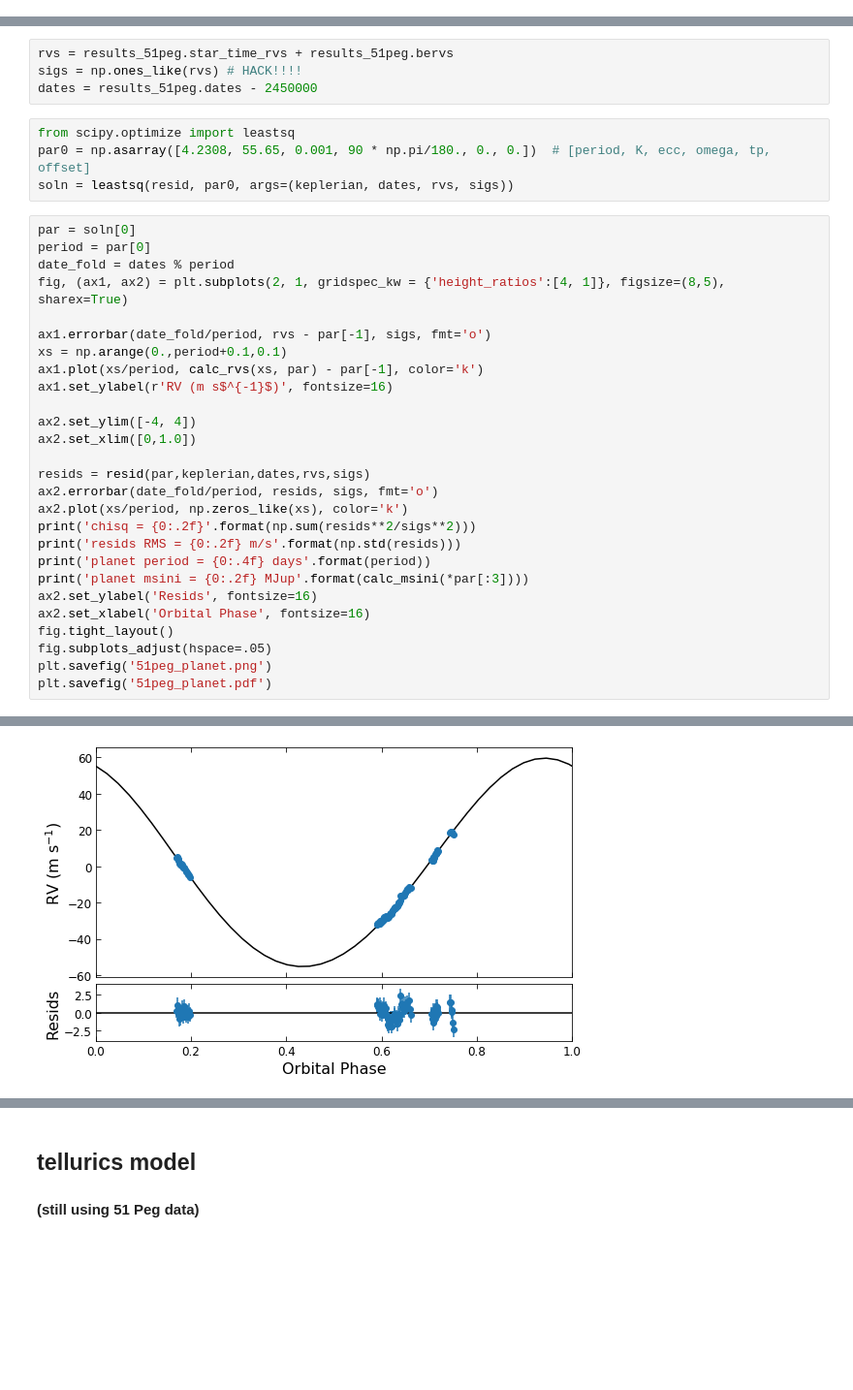
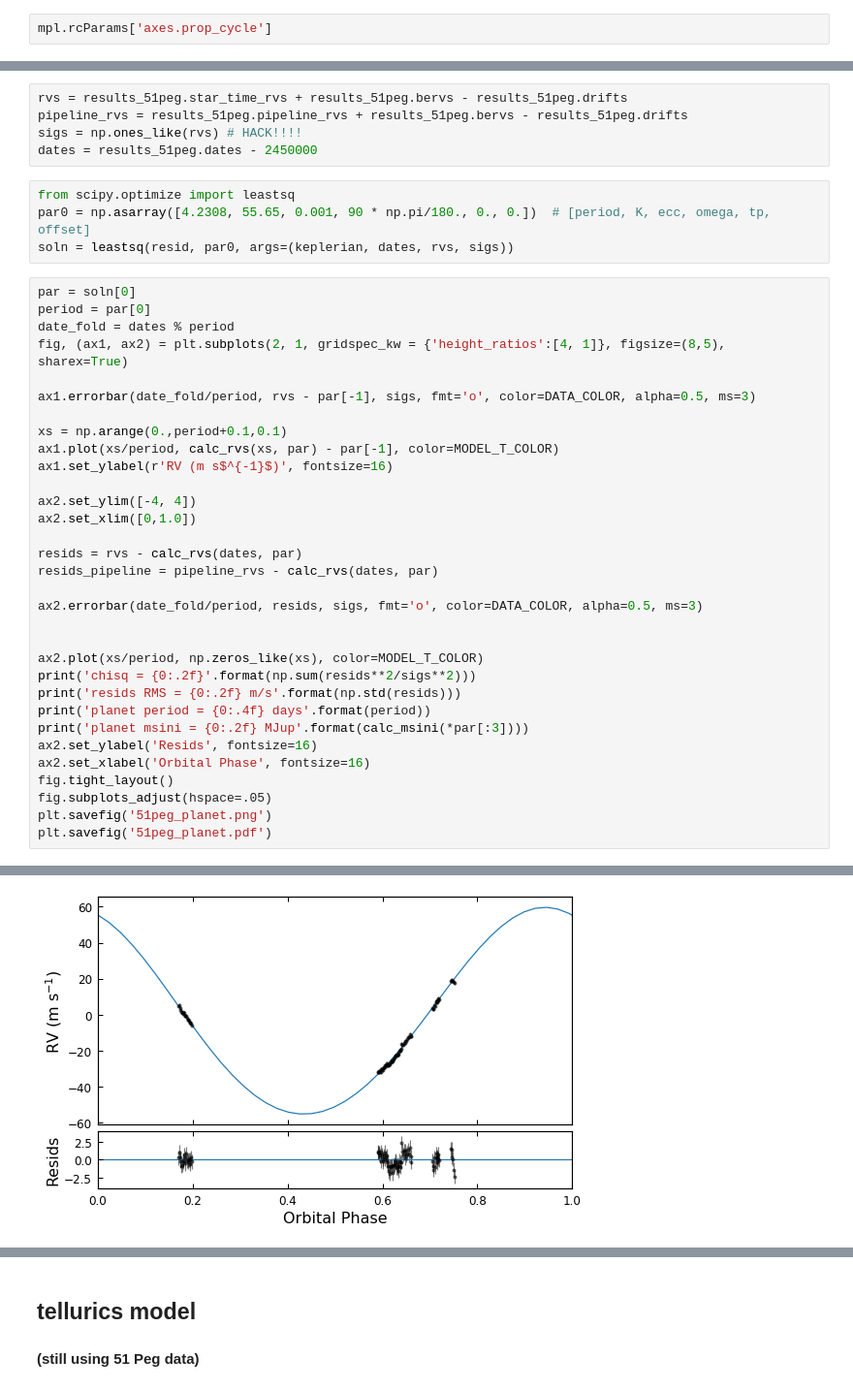
Before and after one commit to megbedell/wobble, a Jupyter notebook: paper/figures/make_figures.ipynb, the cells around one changed output, grey strips where cells are left out. Shown at 97% size. Saved outputs shown, nothing was run; the diff lists cells and outputs as text; blank space fills up the shorter version.

```diff
--- a/paper/figures/make_figures.ipynb
+++ b/paper/figures/make_figures.ipynb
@@ -13,3 +13,5 @@ mpl.rcParams['ytick.major.size'] = 5
 mpl.rcParams['xtick.major.size'] = 5
 mpl.rcParams['ytick.minor.size'] = 3
 mpl.rcParams['xtick.minor.size'] = 3
+# %%
+mpl.rcParams['axes.prop_cycle']
@@ -261,7 +279,8 @@ def resid(par,fn,x,y,yerr):
     model = fn(par,x)
     return (y - model)/yerr
 # %%
-rvs = results_51peg.star_time_rvs + results_51peg.bervs
+rvs = results_51peg.star_time_rvs + results_51peg.bervs - results_51peg.drifts
+pipeline_rvs = results_51peg.pipeline_rvs + results_51peg.bervs - results_51peg.drifts
 sigs = np.ones_like(rvs) # HACK!!!!
 dates = results_51peg.dates - 2450000
 # %%
@@ -271,33 +290,38 @@ soln = leastsq(resid, par0, args=(keplerian, dates, rvs, sigs))
 # %%
 par = soln[0]
 period = par[0]
 date_fold = dates % period
 fig, (ax1, ax2) = plt.subplots(2, 1, gridspec_kw = {'height_ratios':[4, 1]}, figsize=(8,5), sharex=True)
 
-ax1.errorbar(date_fold/period, rvs - par[-1], sigs, fmt='o')
+ax1.errorbar(date_fold/period, rvs - par[-1], sigs, fmt='o', color=DATA_COLOR, alpha=0.5, ms=3)
+
 xs = np.arange(0.,period+0.1,0.1)
-ax1.plot(xs/period, calc_rvs(xs, par) - par[-1], color='k')
+ax1.plot(xs/period, calc_rvs(xs, par) - par[-1], color=MODEL_T_COLOR)
 ax1.set_ylabel(r'RV (m s$^{-1}$)', fontsize=16)
 
 ax2.set_ylim([-4, 4])
 ax2.set_xlim([0,1.0])
 
-resids = resid(par,keplerian,dates,rvs,sigs)
-ax2.errorbar(date_fold/period, resids, sigs, fmt='o')
-ax2.plot(xs/period, np.zeros_like(xs), color='k')
+resids = rvs - calc_rvs(dates, par)
+resids_pipeline = pipeline_rvs - calc_rvs(dates, par)
+
+ax2.errorbar(date_fold/period, resids, sigs, fmt='o', color=DATA_COLOR, alpha=0.5, ms=3)
+
+
+ax2.plot(xs/period, np.zeros_like(xs), color=MODEL_T_COLOR)
 print('chisq = {0:.2f}'.format(np.sum(resids**2/sigs**2)))
 print('resids RMS = {0:.2f} m/s'.format(np.std(resids)))
 print('planet period = {0:.4f} days'.format(period))
 print('planet msini = {0:.2f} MJup'.format(calc_msini(*par[:3])))
 ax2.set_ylabel('Resids', fontsize=16)
 ax2.set_xlabel('Orbital Phase', fontsize=16)
 fig.tight_layout()
 fig.subplots_adjust(hspace=.05)
 plt.savefig('51peg_planet.png')
 plt.savefig('51peg_planet.pdf')
 # %% [output]
 chisq = 72.76
 resids RMS = 0.89 m/s
 planet period = 4.2288 days
 planet msini = 0.46 MJup
-[figure, old version]
+[figure, new version]
```
Also changed, not shown: parts of 40 cells of this notebook, 11 other files.
